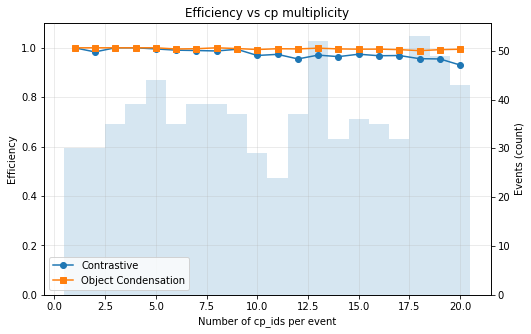
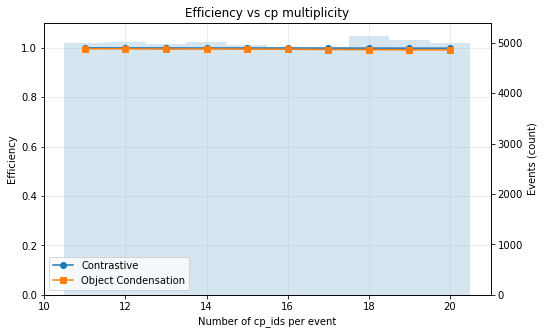
Unified diff of the notebook cell whose output changed from the first chart to the second:
--- before
+++ after
@@ -37,6 +37,6 @@
 # 2) Purity vs multiplicity
 
-LOW = 100.6786064746
-HIGH = 2416.96516186
+LOW = 145
+HIGH = 1933
 
 df_c_res = df_contrastive[(df_contrastive["reco_energy"] >= LOW) &
@@ -120,5 +120,5 @@
 ax.set_ylabel("Purity (10–100 GeV reco)")
 ax.set_title("Purity vs cp multiplicity")
-ax.set_ylim(0.0, 1.05)
+ax.set_ylim(0.8, 1.05)
 ax.grid(True, alpha=0.3)
 ax.legend()
@@ -138,5 +138,5 @@
 
 ymax = max(np.nanmax(ratio_contrastive), np.nanmax(ratio_oc), 1.2)
-ax.set_ylim(0.5, ymax)
+ax.set_ylim(0, ymax)
 
 ax.grid(True, alpha=0.3)

Commit: Tidied up the validation code